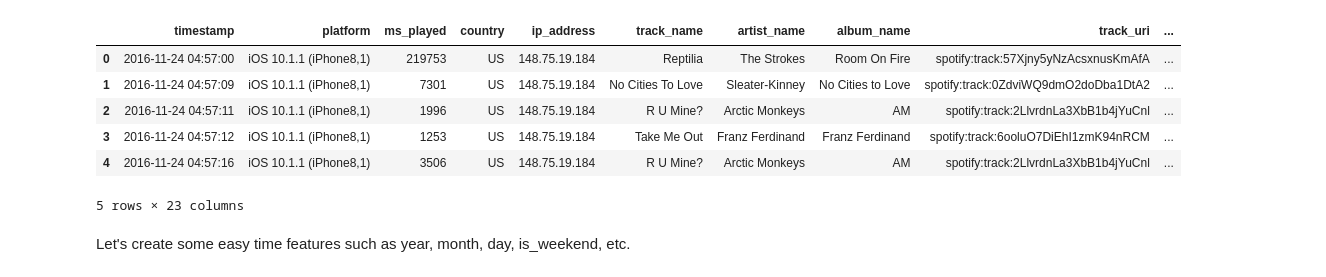
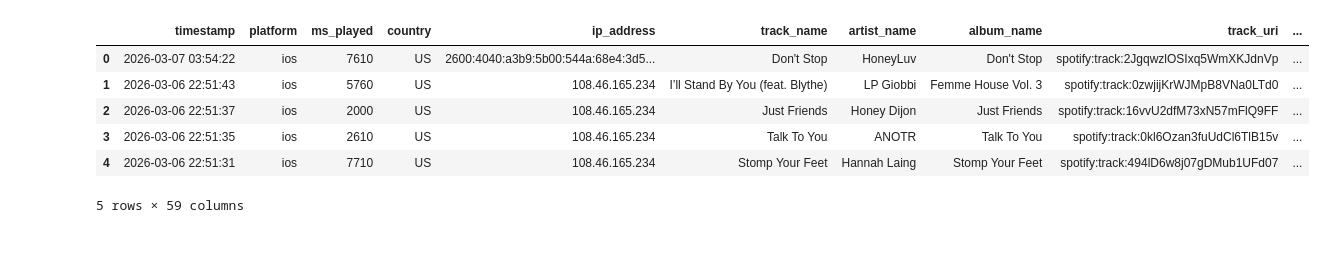
Before and after one commit to ab1608/Spotify_ML_Demo, a Jupyter notebook: notebooks/01_explore.ipynb, the cells around one changed output. Saved outputs shown, nothing was run; the diff lists cells and outputs as text; code cells hidden in the pictures; blank space fills up the shorter version.

```diff
--- a/notebooks/01_explore.ipynb
+++ b/notebooks/01_explore.ipynb
@@ -13,19 +14,13 @@ from src.spotify import Spotify
+# %%
+db = SpotifyDB(db_path=secrets.database_url)
 # %%
-db = SpotifyDB(db_path=settings.database_url)
-stream_df = db.query("""
-    SELECT *
-    FROM streams
-    ORDER BY [timestamp]
-    LIMIT 1000;
-""").df()
-stream_df.head()
+enriched_streams = db.query("SELECT * FROM enriched_streams ORDER BY [timestamp] DESC").df()
+enriched_streams.head()
 # %% [output]
 |  | timestamp | platform | ms_played | country | ip_address | track_name | artist_name | album_name | track_uri | ... |
-| 0 | 2016-11-24 04:57:00 | iOS 10.1.1 (iPhone8,1) | 219753 | US | 148.75.19.184 | Reptilia | The Strokes | Room On Fire | spotify:track:57Xjny5yNzAcsxnusKmAfA | ... |
-| 1 | 2016-11-24 04:57:09 | iOS 10.1.1 (iPhone8,1) | 7301 | US | 148.75.19.184 | No Cities To Love | Sleater-Kinney | No Cities to Love | spotify:track:0ZdviWQ9dmO2doDba1DtA2 | ... |
-| 2 | 2016-11-24 04:57:11 | iOS 10.1.1 (iPhone8,1) | 1996 | US | 148.75.19.184 | R U Mine? | Arctic Monkeys | AM | spotify:track:2LlvrdnLa3XbB1b4jYuCnl | ... |
-| 3 | 2016-11-24 04:57:12 | iOS 10.1.1 (iPhone8,1) | 1253 | US | 148.75.19.184 | Take Me Out | Franz Ferdinand | Franz Ferdinand | spotify:track:6ooluO7DiEhI1zmK94nRCM | ... |
-| 4 | 2016-11-24 04:57:16 | iOS 10.1.1 (iPhone8,1) | 3506 | US | 148.75.19.184 | R U Mine? | Arctic Monkeys | AM | spotify:track:2LlvrdnLa3XbB1b4jYuCnl | ... |
+| 0 | 2026-03-07 03:54:22 | ios | 7610 | US | 2600:4040:a3b9:5b00:544a:68e4:3d5... | Don't Stop | HoneyLuv | Don't Stop | spotify:track:2JgqwzlOSIxq5WmXKJdnVp | ... |
+| 1 | 2026-03-06 22:51:43 | ios | 5760 | US | 108.46.165.234 | I’ll Stand By You (feat. Blythe) | LP Giobbi | Femme House Vol. 3 | spotify:track:0zwjijKrWJMpB8VNa0LTd0 | ... |
+| 2 | 2026-03-06 22:51:37 | ios | 2000 | US | 108.46.165.234 | Just Friends | Honey Dijon | Just Friends | spotify:track:16vvU2dfM73xN57mFlQ9FF | ... |
+| 3 | 2026-03-06 22:51:35 | ios | 2610 | US | 108.46.165.234 | Talk To You | ANOTR | Talk To You | spotify:track:0kl6Ozan3fuUdCl6TlB15v | ... |
+| 4 | 2026-03-06 22:51:31 | ios | 7710 | US | 108.46.165.234 | Stomp Your Feet | Hannah Laing | Stomp Your Feet | spotify:track:494lD6w8j07gDMub1UFd07 | ... |
-5 rows × 23 columns
+5 rows × 59 columns
-# %% [markdown]
-Let's create some easy time features such as year, month, day, is_weekend, etc.
```
Also changed, not shown: parts of 17 cells of this notebook, 2 other files.
